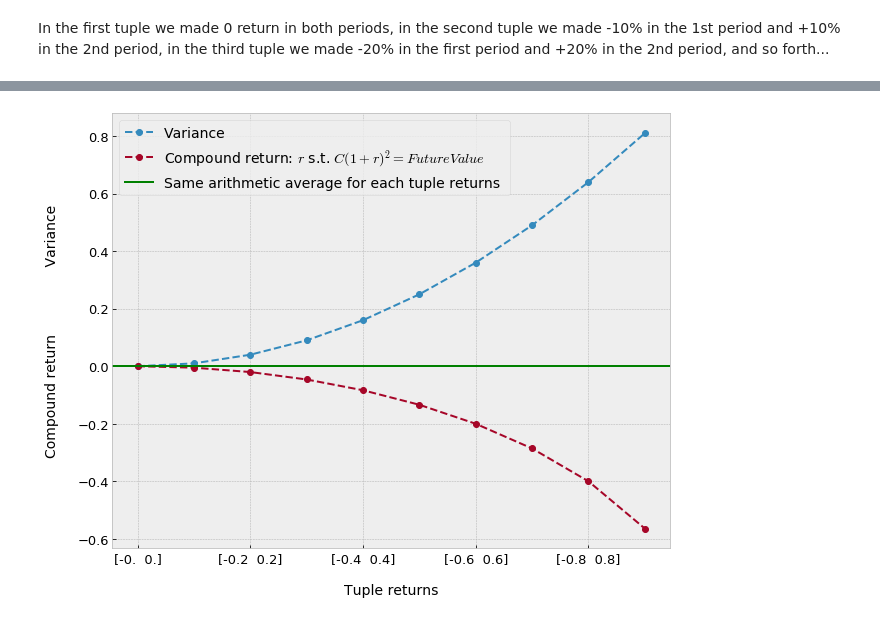
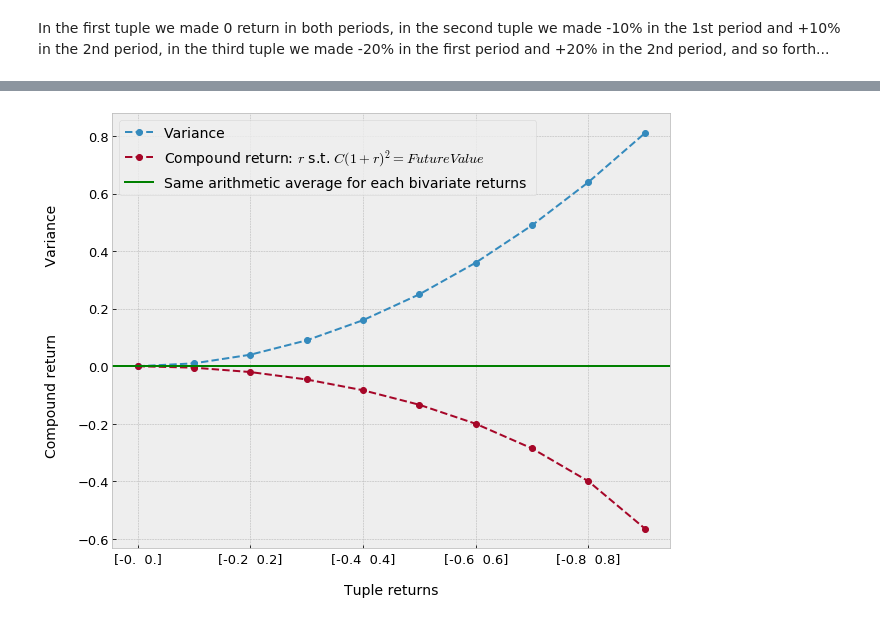
Before and after one commit to antonio-catalano/EnsambleAverage_vs_TimeAverage, a Jupyter notebook: Ensemble average is not Time average.ipynb, the cells around one changed output, grey strips where cells are left out. Cells and saved outputs as stored; diff of their text form; code cells hidden in the pictures.

```diff
--- a/Ensemble average is not Time average.ipynb
+++ b/Ensemble average is not Time average.ipynb
@@ -16,6 +16,6 @@ pd.options.display.float_format = '{:.1f}'.format
 Let's build a list of ten tuples, each representing a bivariate return in two consecutive years.
 The average of each tuple will be the same (zero), but the tuple's variance is going to increase.
 # %%
-tuples = [np.array([-i,i]) for i in np.arange(0,1,0.1)]
+bivariate_rets = [np.array([-i,i]) for i in np.arange(0,1,0.1)]
 # %% [markdown]
 In the first tuple we made 0 return in both periods, in the second tuple we made -10% in the 1st period and +10% in the 2nd period, in the third tuple we made -20% in the first period and +20% in the 2nd period, and so forth...
@@ -35,15 +35,15 @@ tuples
 # %%
-var_s = [np.var(elem) for elem in tuples]
-cagr_s = [np.prod(elem + 1) ** (1/2) - 1 for elem in tuples]
+var_s = [np.var(elem) for elem in bivariate_rets]
+cagr_s = [np.prod(elem + 1) ** (1/2) - 1 for elem in bivariate_rets]
 # %%
 fig, ax = plt.subplots(figsize = (10,8))
 ax.plot(var_s, '--o', label = 'Variance',)
 ax.plot(cagr_s, '--o', label = 'Compound return: $ r $ s.t. $C  (1 + r)^2 = FutureValue$');
-ax.axhline( np.mean(tuples[0]), color = 'g', label = 'Same arithmetic average for each tuple returns ')
+ax.axhline( np.mean(bivariate_rets[0]), color = 'g', label = 'Same arithmetic average for each bivariate returns ')
 ax.set_ylabel('Compound return               Variance', labelpad = 18, fontsize = 14)
 ax.set_xlabel('Tuple returns', labelpad = 18, fontsize = 14)
-ax.xaxis.set(ticks = [i for i in range(len(tuples)) if i%2 == 0], ticklabels = [tuples[i] for i in range(len(tuples)) if i%2 == 0])
+ax.xaxis.set(ticks = [i for i in range(len(bivariate_rets)) if i%2 == 0], ticklabels = [bivariate_rets[i] for i in range(len(bivariate_rets)) if i%2 == 0])
 ax.tick_params(axis = 'both', which = 'major', labelsize = 13)
 ax.legend(loc = 'best', fontsize = 14);
 # %% [output]
-[figure, old version]
+[figure, new version]
```
Also changed, not shown: parts of 2 cells of this notebook.
